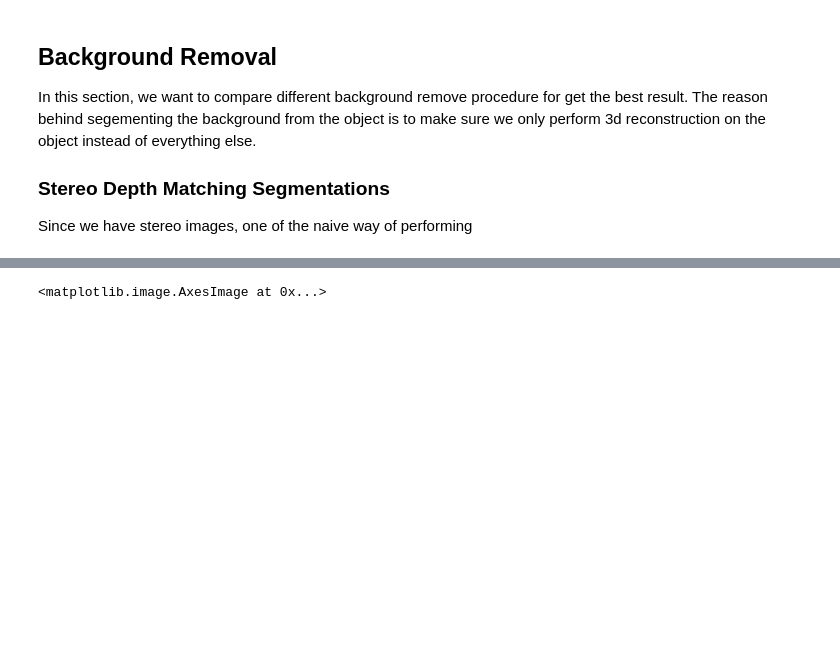
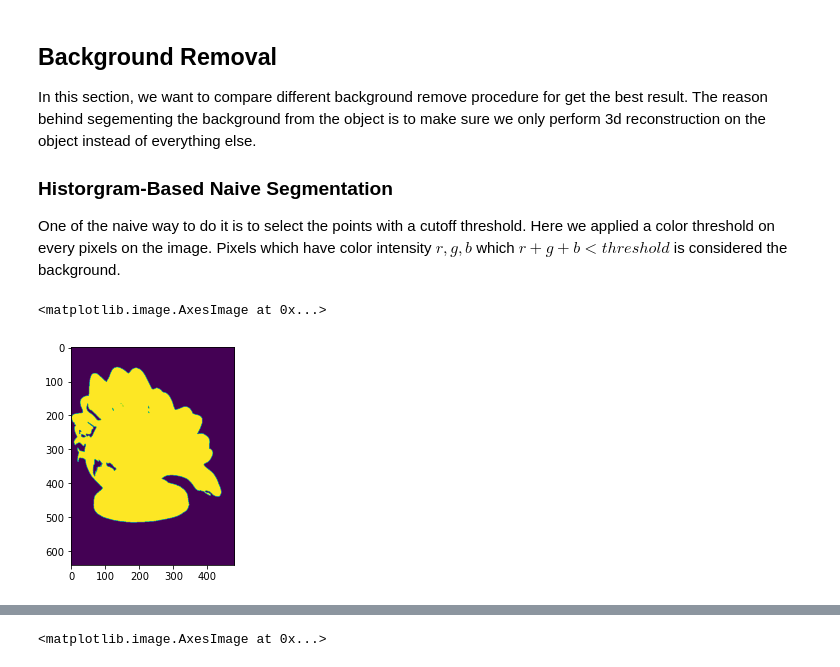
Before and after one commit to mingyuwoo98/volumetric-surface-reconstruction, a Jupyter notebook: background_removal.ipynb, the cells around one changed output, grey strips where cells are left out. Drawn from its saved outputs; the diff is of its cells as text; code cells hidden in the pictures; blank space fills up the shorter version.

```diff
--- a/background_removal.ipynb
+++ b/background_removal.ipynb
@@ -27,6 +8,21 @@ ORDER[-1] = 0
 
 In this section, we want to compare different background remove procedure for get the best result. The reason behind segementing the background from the object is to make sure we only perform 3d reconstruction on the object instead of everything else.
 
-### Stereo Depth Matching Segmentations
+### Historgram-Based Naive Segmentation
 
-Since we have stereo images, one of the naive way of performing
+One of the naive way to do it is to select the points with a cutoff threshold. Here we applied a color threshold on every pixels on the image. Pixels which have color intensity $r, g, b$ which $r + g + b < threshold$ is considered the background.
+# %%
+def background_remover_naive(img, threshold = 0.4):
+
+    h,w,_ = np.shape(img)
+    mask = np.where(np.sum(img, axis = 2) > threshold, 1, 0)
+    inbound_idx = np.where(mask == 1)
+    points = np.array([inbound_idx[1], inbound_idx[0]]).T
+
+    return mask, points
+# %%
+mask_naive, points = background_remover_naive(rotate(DI.image_list[0], 90, resize = True))
+plt.imshow(mask)
+# %% [output]
+<matplotlib.image.AxesImage at 0x...>
+[figure, added]
```
Also changed, not shown: parts of 14 cells of this notebook.
